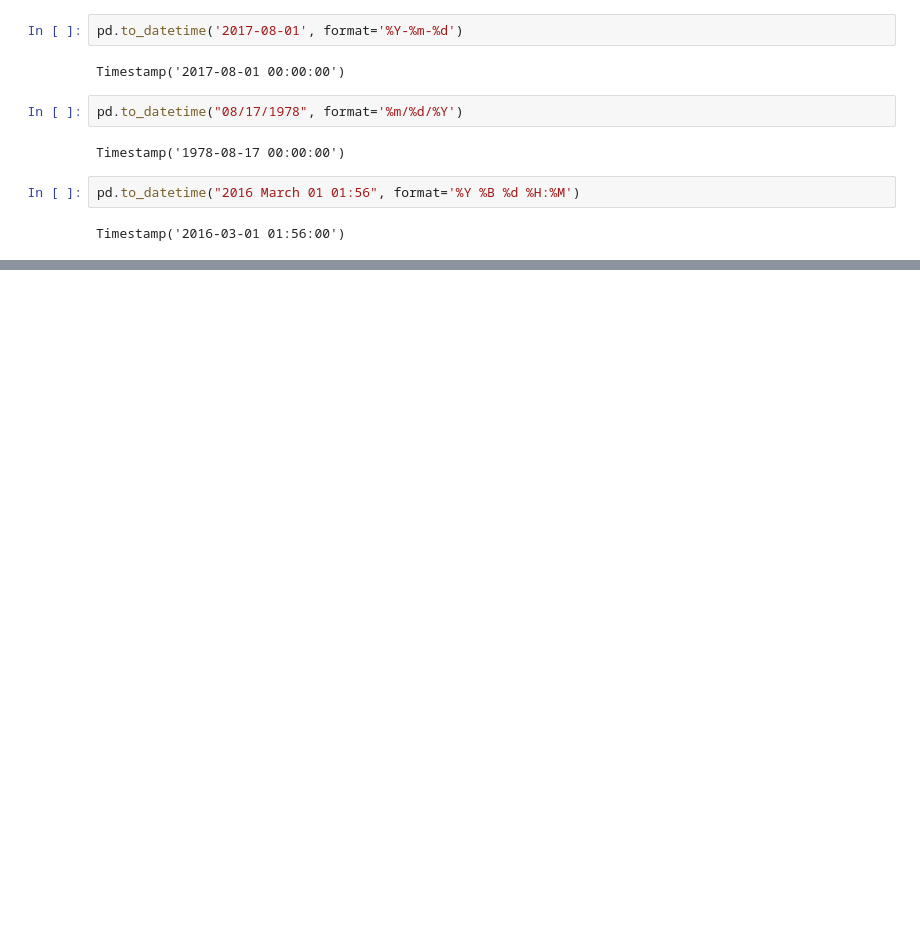
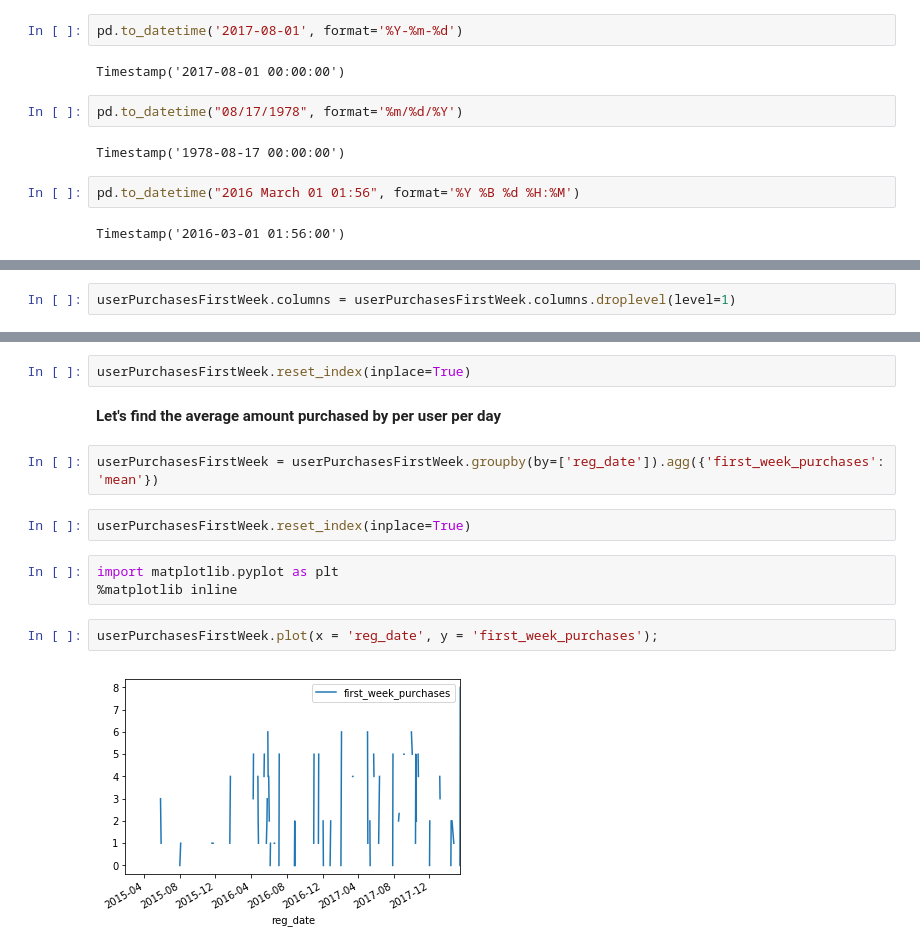
Before and after one commit to sushant2811/customerAnalyticsWithA-BTesting, a Jupyter notebook: customerAnalyticsWithA-BTesting.ipynb, the cells around one changed output, grey strips where cells are left out. Saved outputs shown, nothing was run; the diff lists cells and outputs as text; blank space fills up the shorter version.

```diff
--- a/customerAnalyticsWithA-BTesting.ipynb
+++ b/customerAnalyticsWithA-BTesting.ipynb
@@ -363,0 +395,2 @@ Timestamp('2016-03-01 01:56:00')
+# %%
+userPurchasesFirstWeek.columns = userPurchasesFirstWeek.columns.droplevel(level=1)
@@ -363,0 +419,15 @@ Timestamp('2016-03-01 01:56:00')
+# %%
+userPurchasesFirstWeek.reset_index(inplace=True)
+# %% [markdown]
+**Let's find the average amount purchased by per user per day**
+# %%
+userPurchasesFirstWeek = userPurchasesFirstWeek.groupby(by=['reg_date']).agg({'first_week_purchases': 'mean'})
+# %%
+userPurchasesFirstWeek.reset_index(inplace=True)
+# %%
+import matplotlib.pyplot as plt
+%matplotlib inline
+# %%
+userPurchasesFirstWeek.plot(x = 'reg_date', y = 'first_week_purchases');
+# %% [output]
+[figure, added]
```
Also changed, not shown: parts of 13 cells of this notebook.
